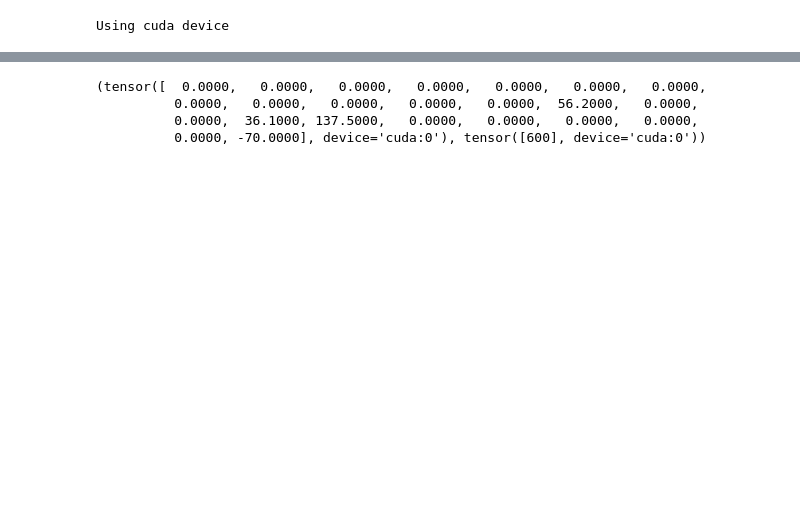
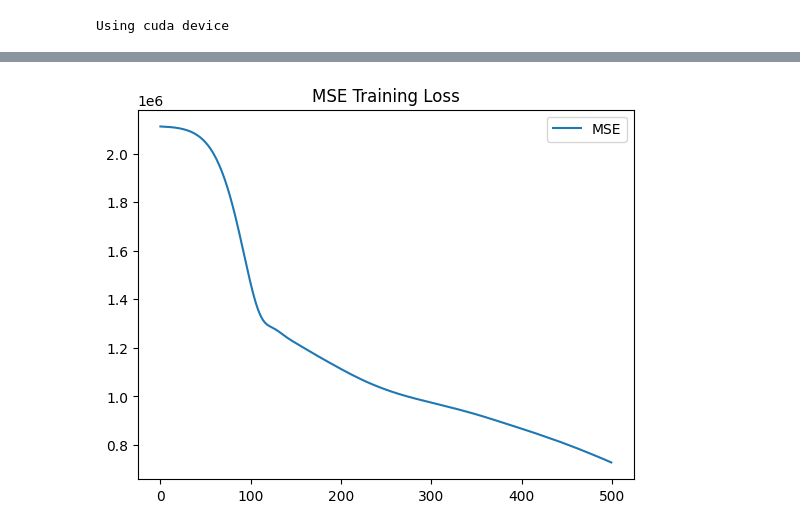
Before and after one commit to elliotchun/wf-market-tool, a Jupyter notebook: predictor/riven_price_predictor.ipynb, the cells around one changed output, grey strips where cells are left out. Drawn from its saved outputs; the diff is of its cells as text; code cells hidden in the pictures; blank space fills up the shorter version.

Commit message:
Added additional attributes to prediction model

```diff
--- a/predictor/riven_price_predictor.ipynb
+++ b/predictor/riven_price_predictor.ipynb
@@ -156,7 +156,7 @@ from torch import optim
 model = NeuralNetwork().to(device)
 print(model)
 
-loss_function = nn.MSELoss().to(device)
-optimizer = optim.Adam(model.parameters(), lr=1e-2)
+loss_function = nn.MSELoss(reduction='none').to(device)
+optimizer = optim.Adam(model.parameters(), lr=1e-3)
 # %% [output]
 NeuralNetwork(
@@ -167,23 +167,27 @@ NeuralNetwork(
 )
 # %%
-num_epochs = 300
+num_epochs = 500
 epoch = 0
 
 loss_values = []
 
 for epoch in range(num_epochs):
     model.train()
-    running_loss = 0.0
-    for X_batch, y_batch in train_dataloader:
-        y_pred = model(X_batch)
-        loss = loss_function(y_pred, y_batch.type(torch.float32))
+    y_pred = model(X_train_tensor)
+    loss = loss_function(y_pred, y_train_tensor)
 
-        optimizer.zero_grad()
-        loss.backward()
-        optimizer.step()
-        running_loss += loss.item() * X_batch.size(0)
+    optimizer.zero_grad()
+    loss.mean().backward()
+    optimizer.step()
 
-    epoch_loss = running_loss / len(training_data.dataset)
-    loss_values.append(epoch_loss)
-    print(f'[Epoch {epoch}] MSE: {epoch_loss:.4f}')
+    train_loss = loss.mean().item()
+    loss_values.append(train_loss)
+
+    model.eval()
+    with torch.no_grad():
+        y_pred = model(X_test_tensor)
+        loss = loss_function(y_pred, y_test_tensor)
+        test_loss = loss.mean().item()
+
+    print(f'[Epoch {epoch}] Train MSE: {train_loss:.4f} Test MSE: {test_loss:.4f}')
 # %% [output]
@@ -215,7 +211,9 @@ model.load_state_dict(model_save_path)
-# %%
-print(test_data[0])
-# %% [output]
-(tensor([  0.0000,   0.0000,   0.0000,   0.0000,   0.0000,   0.0000,   0.0000,
-          0.0000,   0.0000,   0.0000,   0.0000,   0.0000,  56.2000,   0.0000,
-          0.0000,  36.1000, 137.5000,   0.0000,   0.0000,   0.0000,   0.0000,
-          0.0000, -70.0000], device='cuda:0'), tensor([600], device='cuda:0'))
+# %%
+import matplotlib.pyplot as plt
+
+plt.plot(loss_values, label='MSE')
+plt.legend()
+plt.title('MSE Training Loss')
+plt.show()
+# %% [output]
+[figure, added]
```
Also changed, not shown: parts of 22 cells of this notebook.
